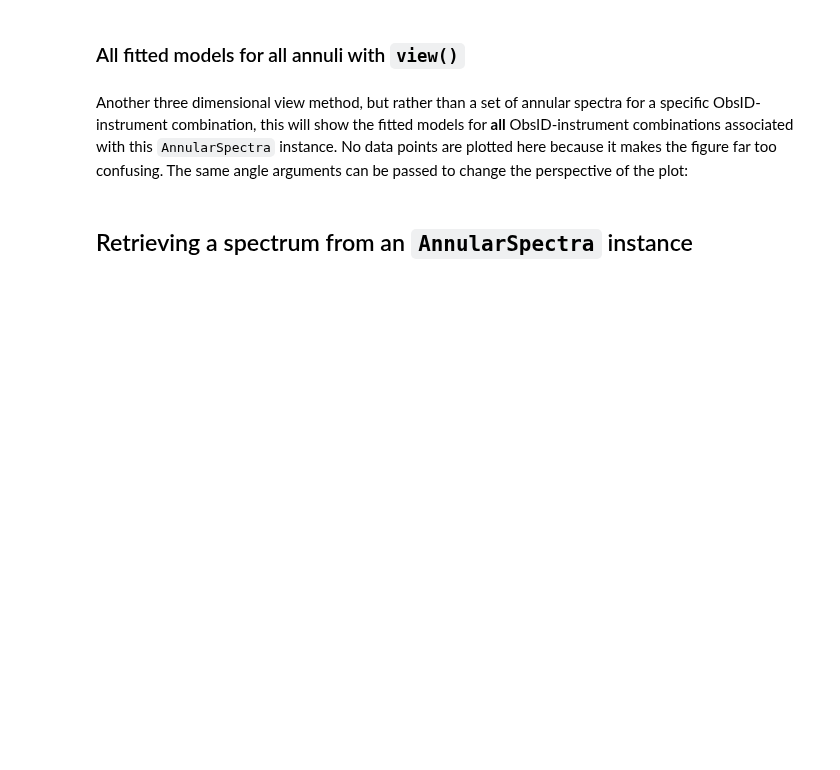
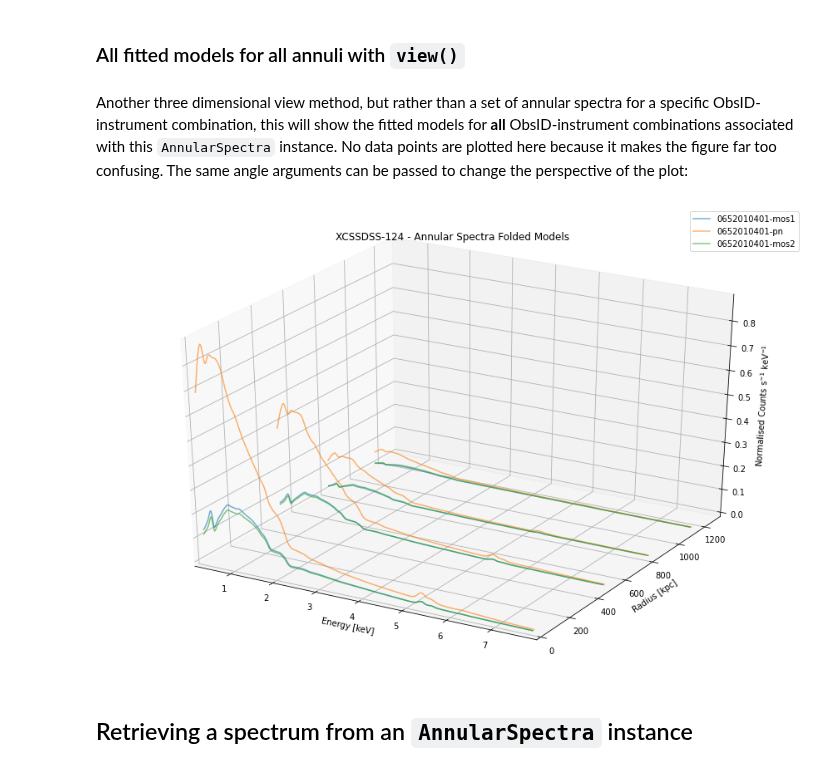
Before and after one commit to DavidT3/XGA, a Jupyter notebook: docs/source/notebooks/advanced_tutorials/annular_spectra.ipynb, the cells around one changed output. Drawn from its saved outputs; the diff is of its cells as text; code cells hidden in the pictures; blank space fills up the shorter version.

```diff
--- a/docs/source/notebooks/advanced_tutorials/annular_spectra.ipynb
+++ b/docs/source/notebooks/advanced_tutorials/annular_spectra.ipynb
@@ -105,7 +116,9 @@ cur_ann_spec.view_annuli('0652010401', 'pn', 'constant*tbabs*apec', elevation_an
 # %% [markdown]
 Another three dimensional view method, but rather than a set of annular spectra for a specific ObsID-instrument combination, this will show the fitted models for **all** ObsID-instrument combinations associated with this `AnnularSpectra` instance. No data points are plotted here because it makes the figure far too confusing. The same angle arguments can be passed to change the perspective of the plot:
 # %%
-cur_ann_spec.view()
+cur_ann_spec.view('constant*tbabs*apec')
+# %% [output]
+[figure, added]
 # %% [markdown]
 ## Retrieving a spectrum from an `AnnularSpectra` instance
 # %% [markdown]
```
Also changed, not shown: parts of 17 cells of this notebook.
